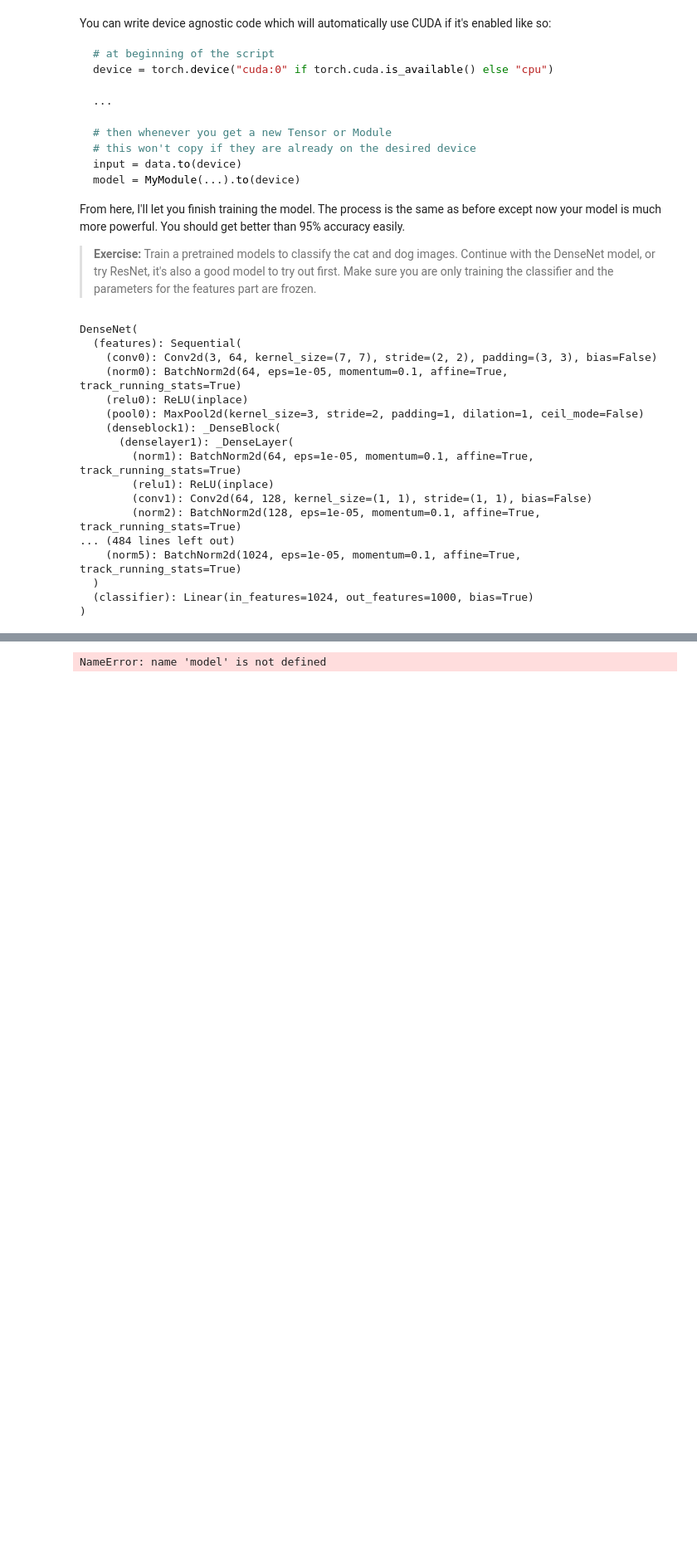
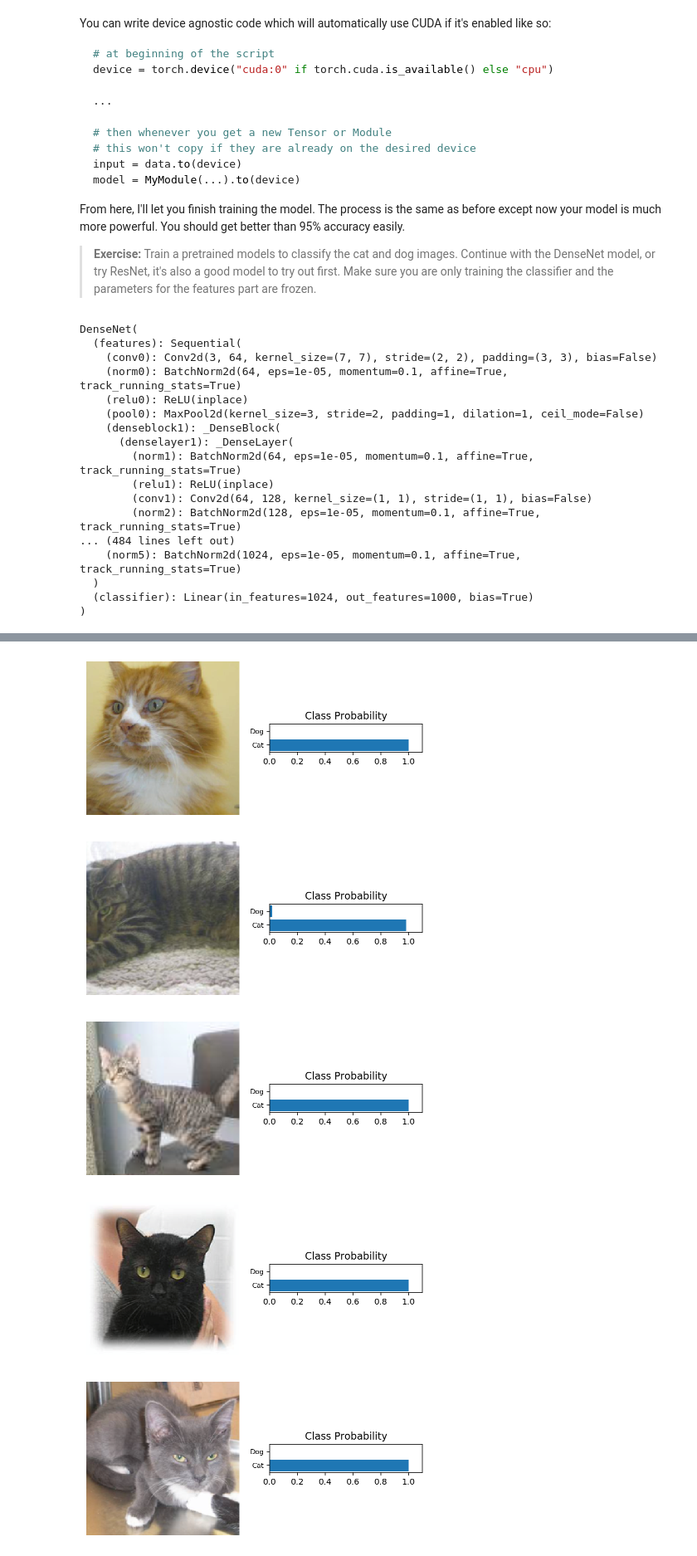
Before and after one commit to mitchjablonski/intro_to_pytorch, a Jupyter notebook: Part 8 - Transfer Learning (Exercises).ipynb, the cells around one changed output, grey strips where cells are left out. Shown at 83% size. Cells and saved outputs as stored; diff of their text form; code cells hidden in the pictures; blank space fills up the shorter version.

Commit message:
adds a fix to plotting

```diff
--- a/Part 8 - Transfer Learning (Exercises).ipynb
+++ b/Part 8 - Transfer Learning (Exercises).ipynb
@@ -252,37 +251,41 @@ import numpy as np
 def view_classify(img, ps):
     ''' Function for viewing an image and it's predicted classes.
     '''
     ps = ps.data.numpy().squeeze()
 
     fig, (ax1, ax2) = plt.subplots(figsize=(6,9), ncols=2)
-    ax1 = imshow(img)
+    imshow(img, ax=ax1)
     #ax1.imshow(img.resize_(1, 224, 224).numpy().squeeze())
     ax1.axis('off')
     ax2.barh(np.arange(2), ps)
     ax2.set_aspect(0.1)
     ax2.set_yticks(np.arange(2))
-    ax2.set_yticklabels(['Dog',
-                         'Cat'], size='small');
+    ax2.set_yticklabels(['Cat',
+                         'Dog'], size='small');
     ax2.set_title('Class Probability')
     ax2.set_xlim(0, 1.1)
 
     plt.tight_layout()
     plt.show()
 
 testloader = torch.utils.data.DataLoader(test_data, batch_size=1)
 model.eval()
-for i in range(1):
-    dataiter = iter(testloader)
+dataiter = iter(testloader)
+for i in range(10):
     inputs, labels = dataiter.next()
     inputs, labels = inputs.to(device), labels.to(device)
 
 
     # Calculate the class probabilities (softmax) for img
     with torch.no_grad():
         output = model.forward(inputs)
 
     ps = torch.exp(output)
     # Plot the image and probabilities
-    view_classify(img.cpu(), pred.cpu())
+    view_classify(inputs[0].cpu(), ps.cpu())
 # %% [output]
-NameError: name 'model' is not defined
+[figure, added]
+[figure, added]
+[figure, added]
+[figure, added]
+[figure, added]
```
Also changed, not shown: parts of 5 cells of this notebook.
